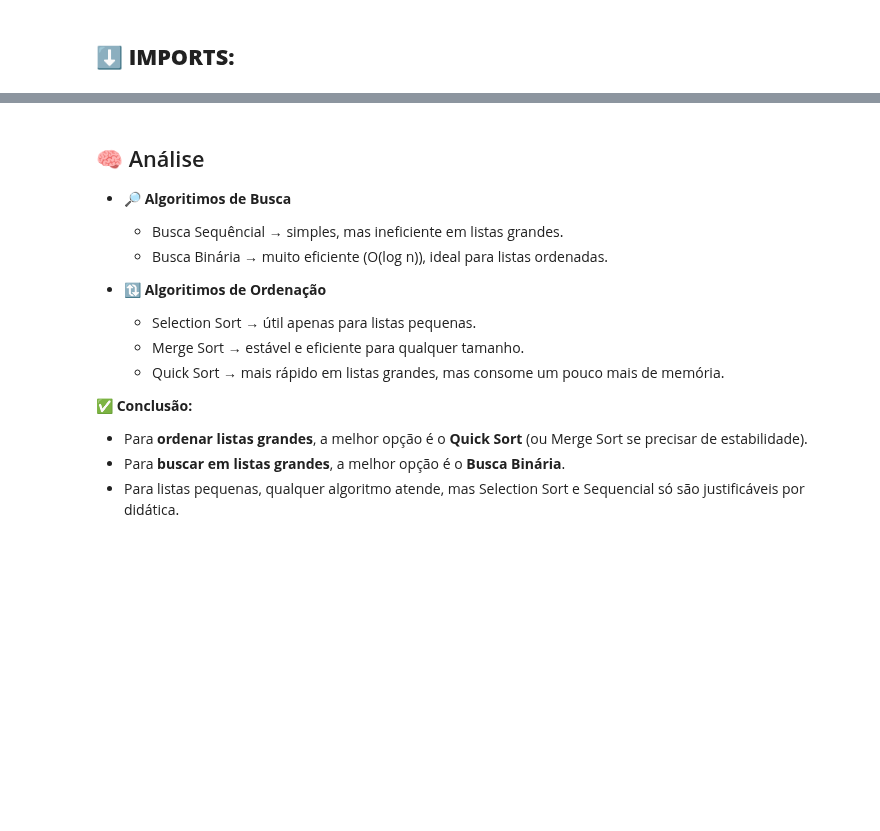
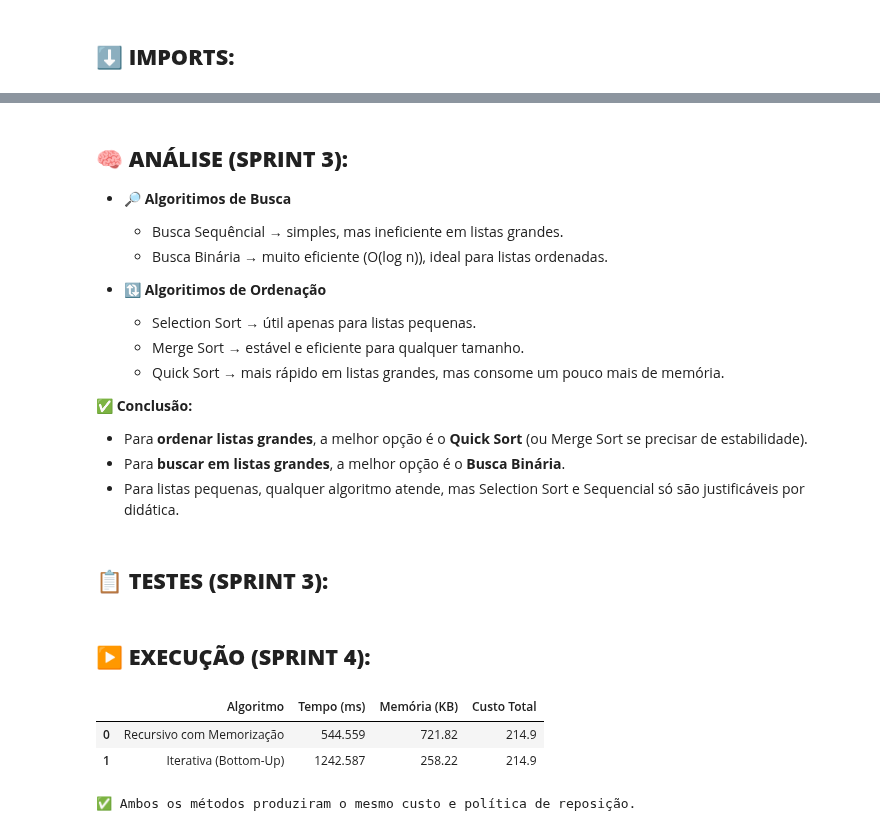
Before and after one commit to yRaffa/SPRINT3_DynamicProgramming, a Jupyter notebook: relatorio.ipynb, the cells around one changed output, grey strips where cells are left out. Saved outputs shown, nothing was run; the diff lists cells and outputs as text; code cells hidden in the pictures; blank space fills up the shorter version.

Commit message:
SPRINT04

```diff
--- a/relatorio.ipynb
+++ b/relatorio.ipynb
@@ -156,6 +168,6 @@ plt.show()
 [figure]
 # %% [markdown]
-## 🧠 Análise
+## **🧠 ANÁLISE (SPRINT 3):**
 
 - **🔎 Algoritimos de Busca**
     - Busca Sequêncial → simples, mas ineficiente em listas grandes.
@@ -170,3 +182,5 @@ plt.show()
 - Para **ordenar listas grandes**, a melhor opção é o **Quick Sort** (ou Merge Sort se precisar de estabilidade).
 - Para **buscar em listas grandes**, a melhor opção é o **Busca Binária**.
 - Para listas pequenas, qualquer algoritmo atende, mas Selection Sort e Sequencial só são justificáveis por didática.
+# %% [markdown]
+## **📋 TESTES (SPRINT 3):**
@@ -172,0 +206,37 @@ plt.show()
+# %% [markdown]
+## **▶️ EXECUÇÃO (SPRINT 4):**
+# %%
+dados_recursivo = executar(lambda: dp_recursivo_memo(demanda, K, h, p, s0))
+dados_bottomup  = executar(lambda: dp_bottom_up(demanda, K, h, p, s0))
+
+(custo_rec, plano_rec) = dados_recursivo["resultado"]
+(custo_bu,  plano_bu)  = dados_bottomup["resultado"]
+
+mesmo_custo    = abs(custo_rec - custo_bu) < 1e-6
+mesma_politica = plano_rec["Reposicao"].tolist() == plano_bu["Reposicao"].tolist()
+
+# Tabela comparativa (padrão do seu notebook)
+df_dp = pd.DataFrame([
+    {
+        "Algoritmo": "Recursivo com Memorização",
+        "Tempo (ms)": round(dados_recursivo["tempo"], 3),
+        "Memória (KB)": round(dados_recursivo["memoria"], 2),
+        "Custo Total": round(custo_rec, 4)
+    },
+    {
+        "Algoritmo": "Iterativa (Bottom-Up)",
+        "Tempo (ms)": round(dados_bottomup["tempo"], 3),
+        "Memória (KB)": round(dados_bottomup["memoria"], 2),
+        "Custo Total": round(custo_bu, 4)
+    }
+])
+
+display(df_dp)
+
+if mesmo_custo and mesma_politica:
+    print("✅ Ambos os métodos produziram o mesmo custo e política de reposição.")
+# %% [output]
+|  | Algoritmo | Tempo (ms) | Memória (KB) | Custo Total |
+| 0 | Recursivo com Memorização | 544.559 | 721.82 | 214.9 |
+| 1 | Iterativa (Bottom-Up) | 1242.587 | 258.22 | 214.9 |
+✅ Ambos os métodos produziram o mesmo custo e política de reposição.
```
Also changed, not shown: parts of 12 cells of this notebook, 6 other files.
